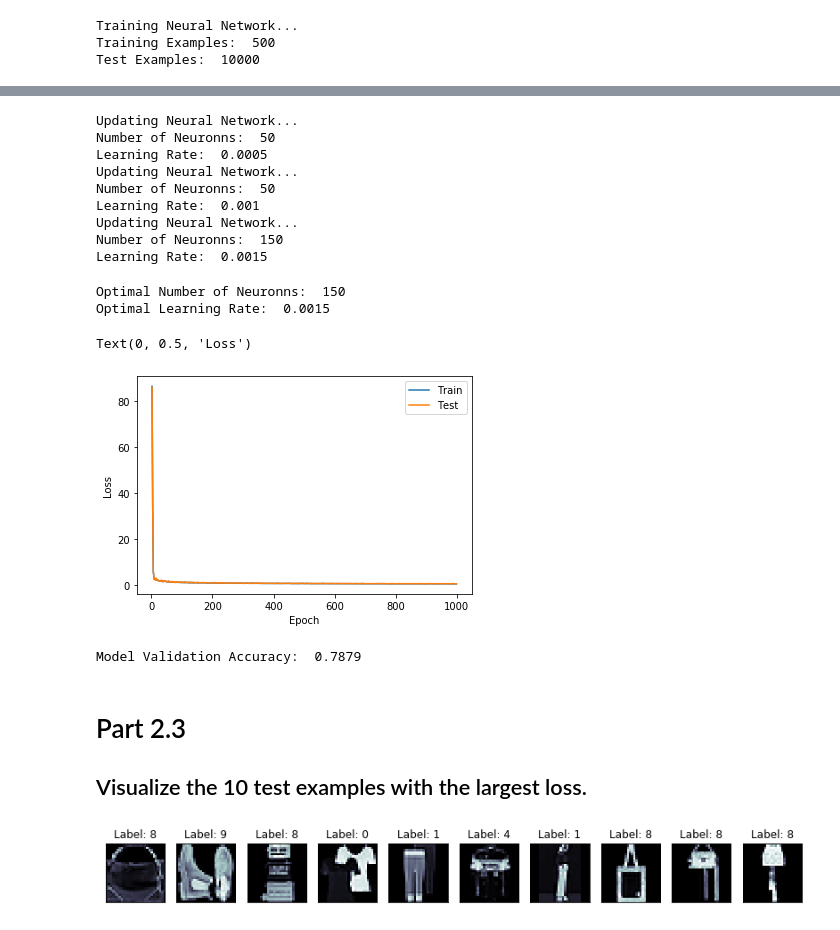
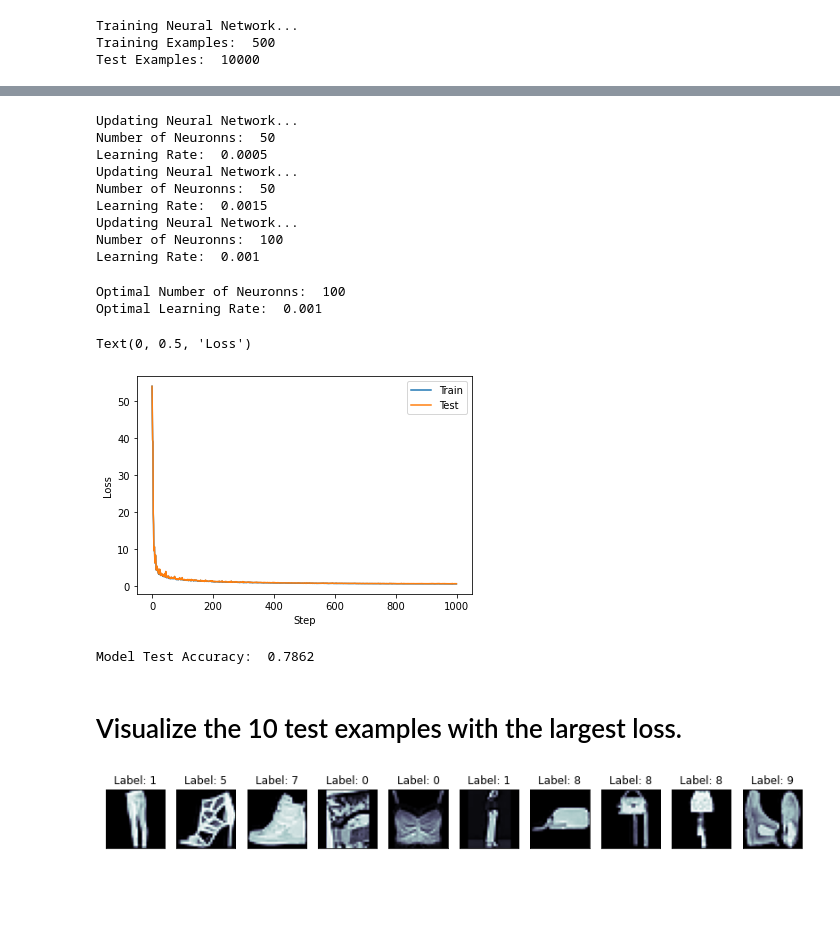
Before and after one commit to mghrear/Numpy-NN, a Jupyter notebook: HW4_Neural_Network_v3.ipynb, the cells around one changed output, grey strips where cells are left out. Cells and saved outputs as stored; diff of their text form; code cells hidden in the pictures; blank space fills up the shorter version.

Commit message:
finalized

```diff
--- a/HW4_Neural_Network_v3.ipynb
+++ b/HW4_Neural_Network_v3.ipynb
@@ -36,16 +12,9 @@ relU = lambda x: np.maximum(0,x)
 # %%
-# Part 1 and Part 3: Defining the neural network.
 class NeuralNetwork():
 
     def __init__(self, inputs, hidden, outputs):
         """
-        Initialize a simple neural network with a single hidden layer.
-        This method randomly initializes the parameters of the model,
-        saving them as private variables.
-
-        Each layer is parameterized by a weight matrix and a bias vector;
-        a useful trick is store the weights and biases for a layer together,
-        as a single matrix.
+        Initialize neural network with a single hidden layer.
 
         Args:
             inputs: int, input dimension
@@ -55,8 +24,7 @@ class NeuralNetwork():
             None
         """
 
-        # Initialize the weights and biases of the neural network as
-        # private variables. Store a weight matrix for each layer.
+        # Initialize the weights (and biases) of the neural network
 
         # W is the weights connecting the inputs to the hidden layer
         # Initialized from random unifrom distribution from -1 to 1
@@ -69,10 +37,10 @@ class NeuralNetwork():
 
     def loss(self, y_true, y_pred):
         """
-        Compute categorical cross-entropy loss function.
+        Compute categorical cross-entropy loss.
 
-        Sum loss contributions over the outputs (axis=1), but
-        average over the examples (axis=0)
+        Sum loss contributions over the outputs (axis=1), later
+        loss is averaged over the examples (axis=0)
 
         Args:
             y_true: NxD numpy array with N examples, D outputs (one-hot labels).
@@ -80,7 +48,6 @@ class NeuralNetwork():
         Returns:
             loss: array of length N representing loss for each example.
         """
-        #Simple implementation of categorical cross-entropy loss function, summing only over outputs
         return -1.0*np.sum( xlogy(y_true,y_pred), axis=1 )
 
     def evaluate(self, X, y):
@@ -116,15 +83,15 @@ class NeuralNetwork():
 
         return y_pred
 
-    def train(self, X, y, lr=0.0001, max_epochs=10, x_val=None, y_val=None, batch_size=10):
+    def train(self, X, y, lr=0.0001, max_steps=10, x_val=None, y_val=None, batch_size=10):
         """
-        Train the neural network using stochastic gradient descent.
+        Train the neural network using mini-batch stochastic gradient descent.
 
         Args:
             X: NxM numpy array where n-th row is an input.
             y: NxD numpy array with N examples and D outputs (one-hot labels).
             lr: scalar learning rate. Use small value for debugging.
-            max_epochs: int, each epoch is one iteration through the train data.
+            max_steps: int, number of gradient descent steps.
             x_val: numpy array containing validation data inputs.
             y_val: numpy array containing validation data outputs.
         Returns:
@@ -136,7 +103,7 @@ class NeuralNetwork():
         loss = []
         loss_val = []
 
-        for i in range(max_epochs):
+        for i in range(max_steps):
 
             # Obtain random small batch from training data
             indxs = np.random.randint(0,len(X),size=batch_size)
@@ -324,11 +293,11 @@ for neuron in Neurons:
         NN_T = NeuralNetwork(inputs = feats, hidden = neuron, outputs = 10)
 
         # Train the NN, record the losses
-        loss_T, loss_val_T = NN_T.train(X=train_images, y=train_labels, lr=L_rate, max_epochs=1000, x_val=test_images, y_val=test_labels,  batch_size =100)
+        loss_T, loss_val_T = NN_T.train(X=train_images, y=train_labels, lr=L_rate, max_steps=1000, x_val=test_images, y_val=test_labels,  batch_size =100)
 
-        # Check the final loss on the test set
-        # This method does not do early stopping
-        # However, in 2.1 we saw that it is very hard to overfit this model when using the full training set
+        # Check the final loss on the test set.
+        # This method does not do early stopping; however, we previously saw
+        # that it is very hard to overfit this model when using the full training set
         L_T = loss_T[-1]
 
         # If Loss is lowered, store the neural network info
@@ -357,26 +326,26 @@ Number of Neuronns:  50
 Learning Rate:  0.0005
 Updating Neural Network...
 Number of Neuronns:  50
+Learning Rate:  0.0015
+Updating Neural Network...
+Number of Neuronns:  100
 Learning Rate:  0.001
-Updating Neural Network...
-Number of Neuronns:  150
-Learning Rate:  0.0015
 # %%
 #Print best hyperparameters
 print("Optimal Number of Neuronns: ", neuron_opt)
 print("Optimal Learning Rate: ", L_rate_opt)
 
 # Plot the losses for the best NN
 plt.plot(np.arange(len(loss)),loss,label="Train")
 plt.plot(np.arange(len(loss_val)),loss_val,label="Test")
 plt.legend()
-plt.xlabel("Epoch")
+plt.xlabel("Step")
 plt.ylabel("Loss")
 # %% [output]
-Optimal Number of Neuronns:  150
-Optimal Learning Rate:  0.0015
+Optimal Number of Neuronns:  100
+Optimal Learning Rate:  0.001
 Text(0, 0.5, 'Loss')
-[figure, old version]
+[figure, new version]
 # %%
 # Initialize optimized Neural Network
 NN = NeuralNetwork(inputs = feats, hidden = neuron_opt, outputs = 10)
@@ -385,20 +354,18 @@ NN = NeuralNetwork(inputs = feats, hidden = neuron_opt, outputs = 10)
 NN.V = V
 NN.W = W
 # %%
-# Compute validation accuracy
+# Compute test accuracy
 Correct = 0
 for x,y in zip(NN.predict(test_images),test_labels):
     # Simple way to check if prediction is right
     if np.argmax(x) == np.argmax(y):
         Correct += 1
 
-print("Model Validation Accuracy: ", 1.0*Correct/len(test_labels))
+print("Model Test Accuracy: ", 1.0*Correct/len(test_labels))
 # %% [output]
-Model Validation Accuracy:  0.7879
+Model Test Accuracy:  0.7862
 # %% [markdown]
-# Part 2.3
-
-## Visualize the 10 test examples with the largest loss.
+# Visualize the 10 test examples with the largest loss.
 # %%
 # Compute loss for test images
 test_losses = NN.evaluate(test_images,test_labels)
@@ -422,4 +389,4 @@ for i in range(10):
     plt.xticks([])
     plt.yticks([])
 # %% [output]
-[figure, old version]
+[figure, new version]
```
Also changed, not shown: parts of 16 cells of this notebook.
